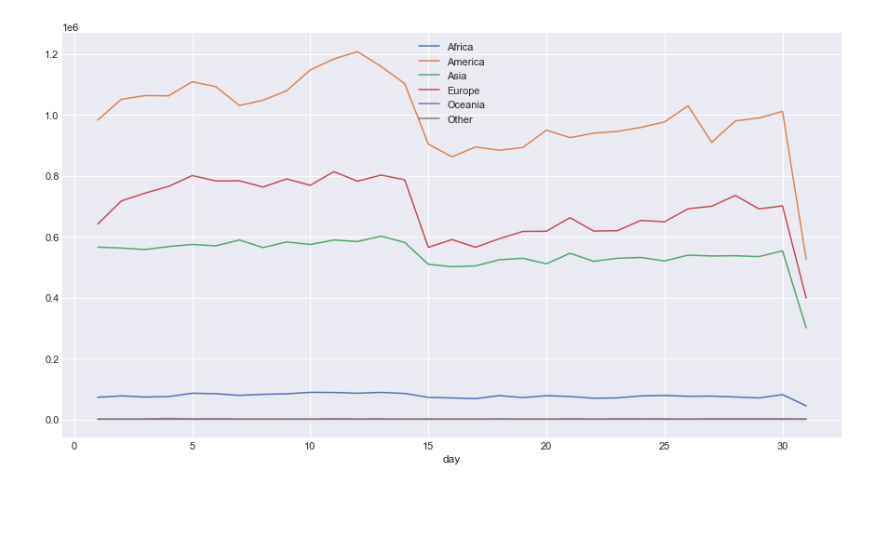
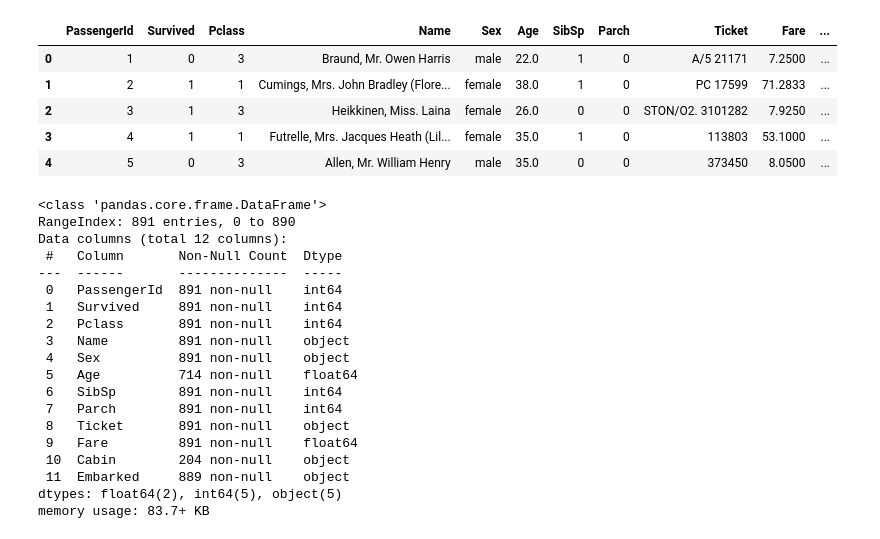
Before and after one commit to LAnthony517/MSDS422, a Jupyter notebook: Titanic_Train.ipynb, the cells around one changed output. Cells and saved outputs as stored; diff of their text form; code cells hidden in the pictures; blank space fills up the shorter version.

```diff
--- a/Titanic_Train.ipynb
+++ b/Titanic_Train.ipynb
@@ -98,12 +9,30 @@ plt.plot(vid_copy['day'],vid_copy['log_case'])
-# %%
-plt.style.use('seaborn-darkgrid')
-
-# create a color palette
-palette = plt.get_cmap('Set1')
-
-# multiple line plot
-fig, ax = plt.subplots()
-for label, grp in vid_copy.groupby('continentExp'):
-    grp.plot(x = 'day', y = 'cases',ax = ax, label = label,figsize=(15,8))
-# %% [output]
-[figure, removed]
+# %%
+train.head()
+
+train.info()
+# %% [output]
+|  | PassengerId | Survived | Pclass | Name | Sex | Age | SibSp | Parch | Ticket | Fare | ... |
+| 0 | 1 | 0 | 3 | Braund, Mr. Owen Harris | male | 22.0 | 1 | 0 | A/5 21171 | 7.2500 | ... |
+| 1 | 2 | 1 | 1 | Cumings, Mrs. John Bradley (Flore... | female | 38.0 | 1 | 0 | PC 17599 | 71.2833 | ... |
+| 2 | 3 | 1 | 3 | Heikkinen, Miss. Laina | female | 26.0 | 0 | 0 | STON/O2. 3101282 | 7.9250 | ... |
+| 3 | 4 | 1 | 1 | Futrelle, Mrs. Jacques Heath (Lil... | female | 35.0 | 1 | 0 | 113803 | 53.1000 | ... |
+| 4 | 5 | 0 | 3 | Allen, Mr. William Henry | male | 35.0 | 0 | 0 | 373450 | 8.0500 | ... |
+<class 'pandas.core.frame.DataFrame'>
+RangeIndex: 891 entries, 0 to 890
+Data columns (total 12 columns):
+ #   Column       Non-Null Count  Dtype
+---  ------       --------------  -----
+ 0   PassengerId  891 non-null    int64
+ 1   Survived     891 non-null    int64
+ 2   Pclass       891 non-null    int64
+ 3   Name         891 non-null    object
+ 4   Sex          891 non-null    object
+ 5   Age          714 non-null    float64
+ 6   SibSp        891 non-null    int64
+ 7   Parch        891 non-null    int64
+ 8   Ticket       891 non-null    object
+ 9   Fare         891 non-null    float64
+ 10  Cabin        204 non-null    object
+ 11  Embarked     889 non-null    object
+dtypes: float64(2), int64(5), object(5)
+memory usage: 83.7+ KB
```
Also changed, not shown: parts of 16 cells of this notebook, 3 other files.
